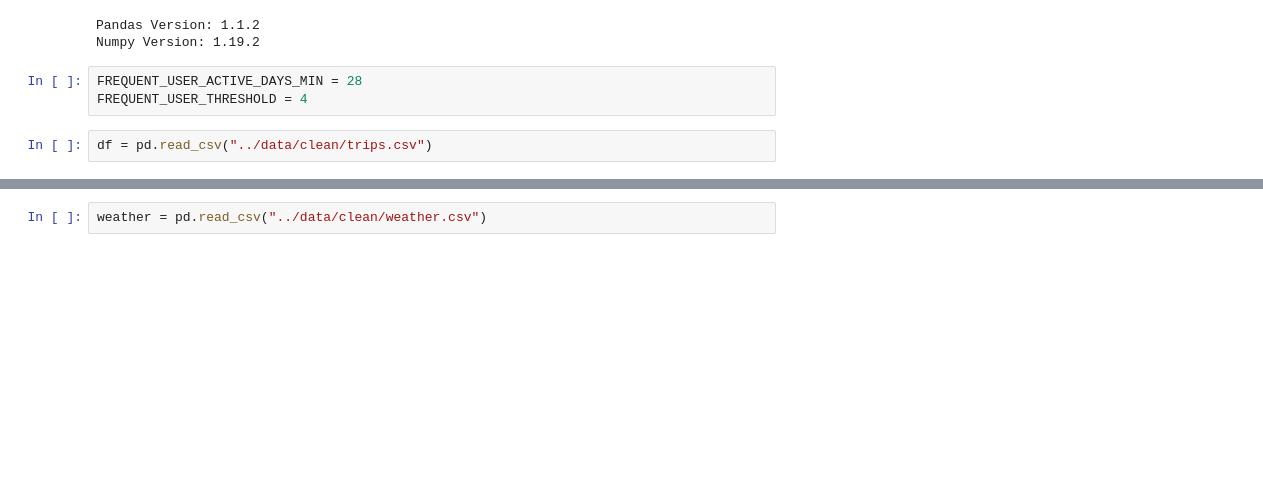
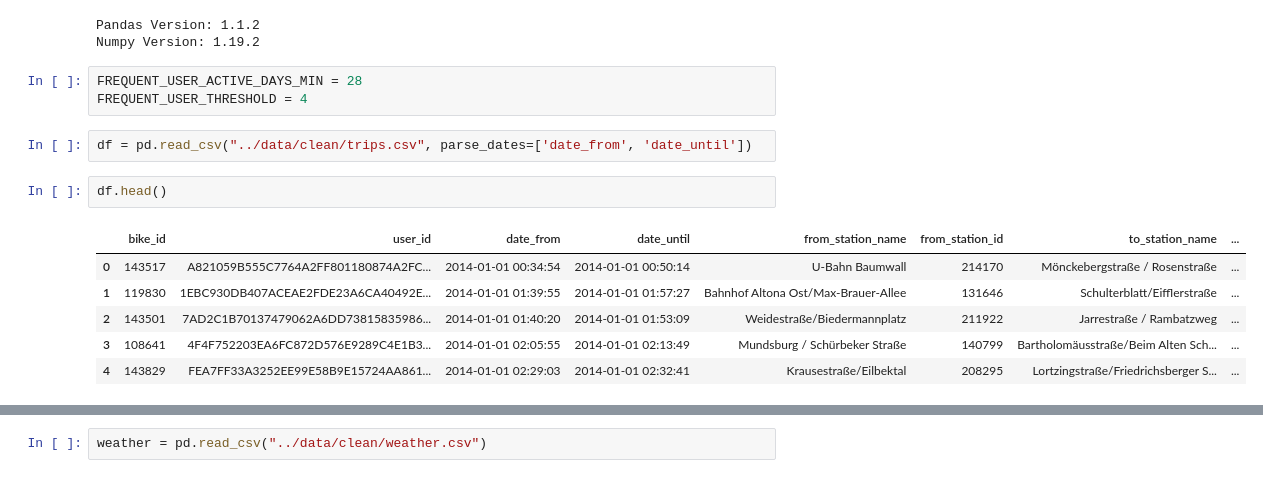
Before and after one commit to dorotheelaugwitz/master-thesis, a Jupyter notebook: preparation.ipynb, the cells around one changed output, grey strips where cells are left out. Saved outputs shown, nothing was run; the diff lists cells and outputs as text; blank space fills up the shorter version.

```diff
--- a/preparation.ipynb
+++ b/preparation.ipynb
@@ -12,4 +12,13 @@ Numpy Version: 1.19.2
 FREQUENT_USER_ACTIVE_DAYS_MIN = 28
 FREQUENT_USER_THRESHOLD = 4
 # %%
-df = pd.read_csv("../data/clean/trips.csv")
+df = pd.read_csv("../data/clean/trips.csv", parse_dates=['date_from', 'date_until'])
+# %%
+df.head()
+# %% [output]
+|  | bike_id | user_id | date_from | date_until | from_station_name | from_station_id | to_station_name | ... |
+| 0 | 143517 | A821059B555C7764A2FF801180874A2FC... | 2014-01-01 00:34:54 | 2014-01-01 00:50:14 | U-Bahn Baumwall | 214170 | Mönckebergstraße / Rosenstraße | ... |
+| 1 | 119830 | 1EBC930DB407ACEAE2FDE23A6CA40492E... | 2014-01-01 01:39:55 | 2014-01-01 01:57:27 | Bahnhof Altona Ost/Max-Brauer-Allee | 131646 | Schulterblatt/Eifflerstraße | ... |
+| 2 | 143501 | 7AD2C1B70137479062A6DD73815835986... | 2014-01-01 01:40:20 | 2014-01-01 01:53:09 | Weidestraße/Biedermannplatz | 211922 | Jarrestraße / Rambatzweg | ... |
+| 3 | 108641 | 4F4F752203EA6FC872D576E9289C4E1B3... | 2014-01-01 02:05:55 | 2014-01-01 02:13:49 | Mundsburg / Schürbeker Straße | 140799 | Bartholomäusstraße/Beim Alten Sch... | ... |
+| 4 | 143829 | FEA7FF33A3252EE99E58B9E15724AA861... | 2014-01-01 02:29:03 | 2014-01-01 02:32:41 | Krausestraße/Eilbektal | 208295 | Lortzingstraße/Friedrichsberger S... | ... |
```
Also changed, not shown: parts of 7 cells of this notebook, 5 other files.
